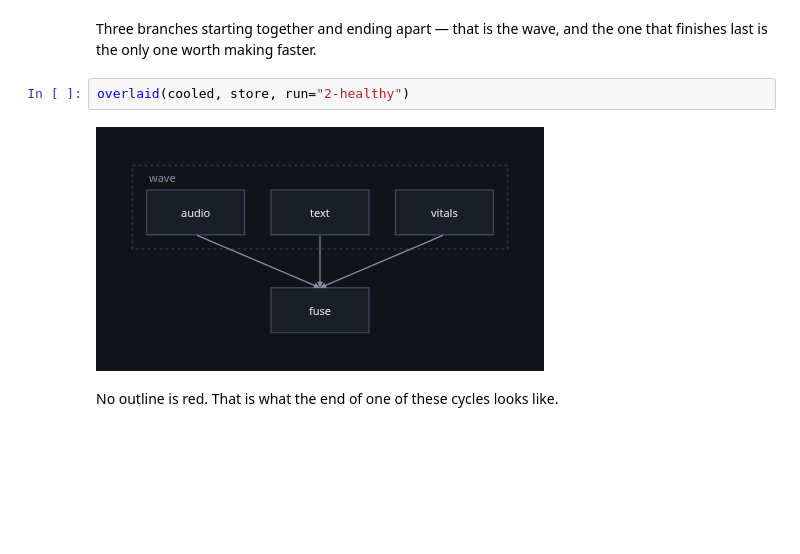
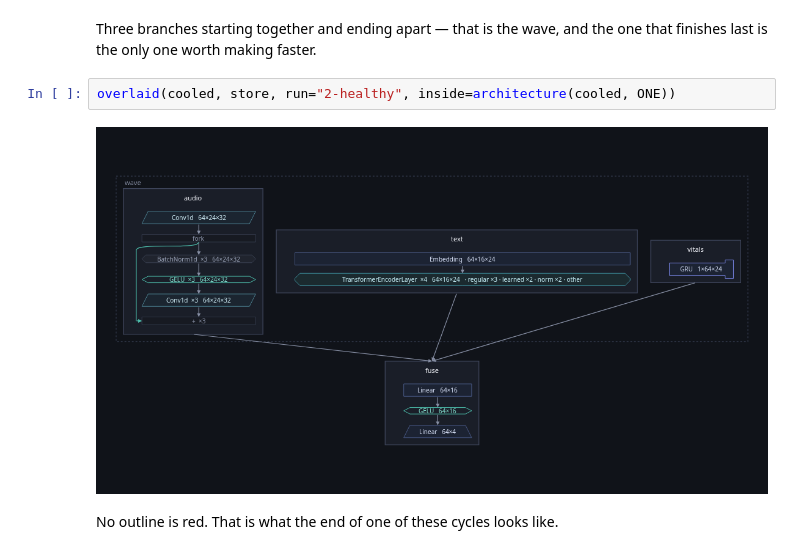
Before and after one commit to manucouto1/soma, a Jupyter notebook: examples/07-a-real-architecture.ipynb, the cells around one changed output. Drawn from its saved outputs; the diff is of its cells as text; blank space fills up the shorter version.

```diff
--- a/examples/07-a-real-architecture.ipynb
+++ b/examples/07-a-real-architecture.ipynb
@@ -450,8 +467,8 @@ gantt(store, run="2-healthy", forward=0)
 Three branches starting together and ending apart — that is the wave, and the
 one that finishes last is the only one worth making faster.
 # %%
-overlaid(cooled, store, run="2-healthy")
+overlaid(cooled, store, run="2-healthy", inside=architecture(cooled, ONE))
 # %% [output]
-[figure, old version]
+[figure, new version]
 # %% [markdown]
 No outline is red. That is what the end of one of these cycles looks like.
```
Also changed, not shown: parts of 13 cells of this notebook, 12 other files.
